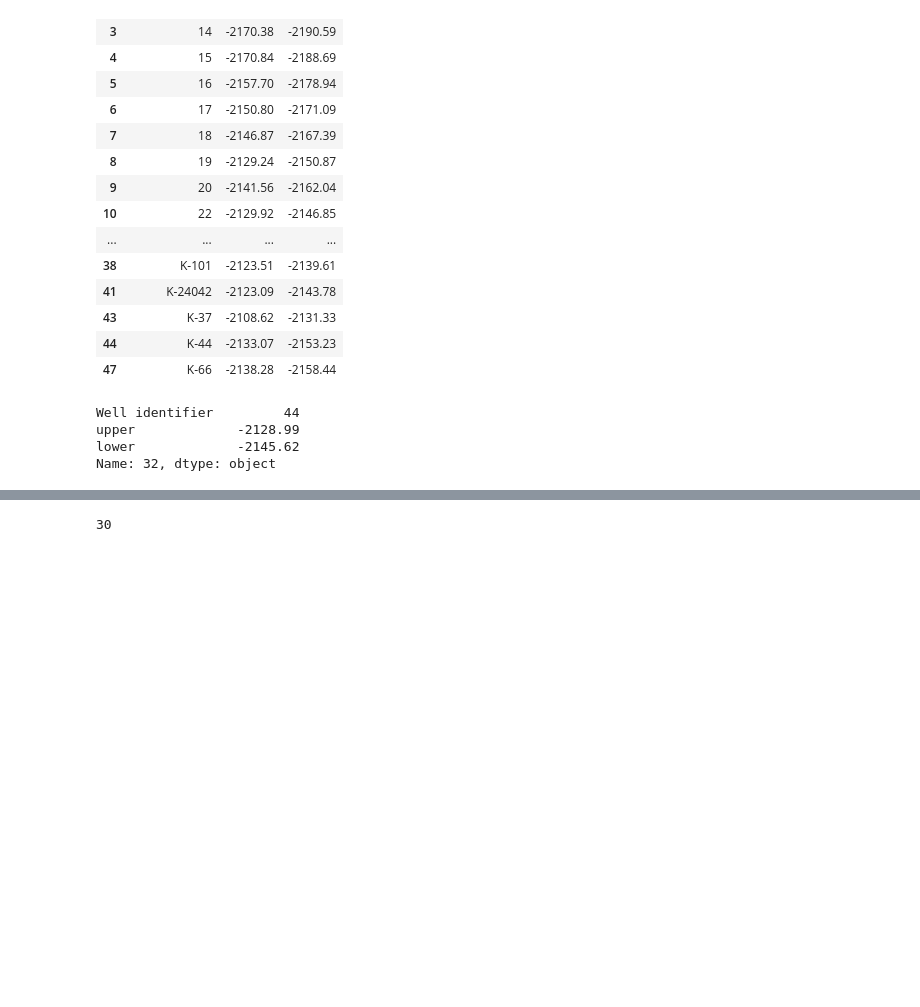
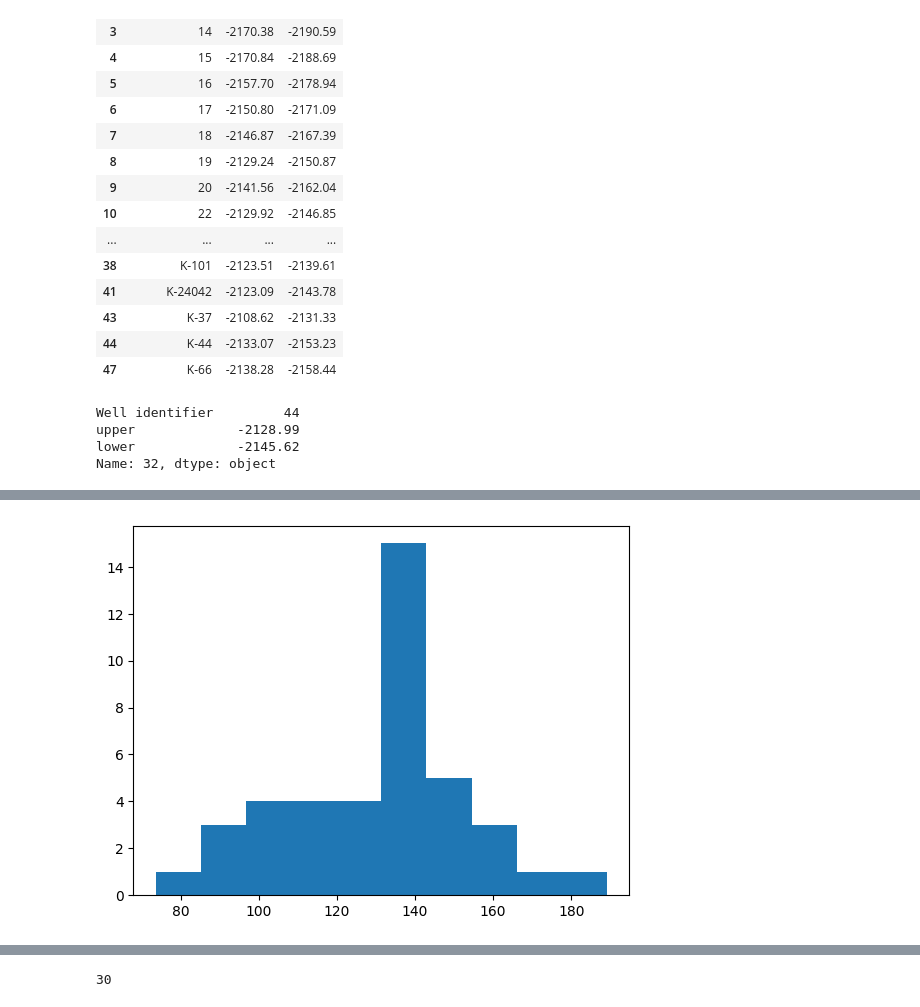
Before and after one commit to IBRINEI/MIPT_Hackathon, a Jupyter notebook: notebooks/main.ipynb, the cells around one changed output, grey strips where cells are left out. Cells and saved outputs as stored; diff of their text form; code cells hidden in the pictures; blank space fills up the shorter version.

```diff
--- a/notebooks/main.ipynb
+++ b/notebooks/main.ipynb
@@ -136,0 +82,5 @@ No NEU measurements in target layer
+# %%
+plt.hist((target_layers.upper - target_layers.lower) / 0.1524)
+plt.show()
+# %% [output]
+[figure, added]
```
Also changed, not shown: parts of 9 cells of this notebook, 1 other file.
